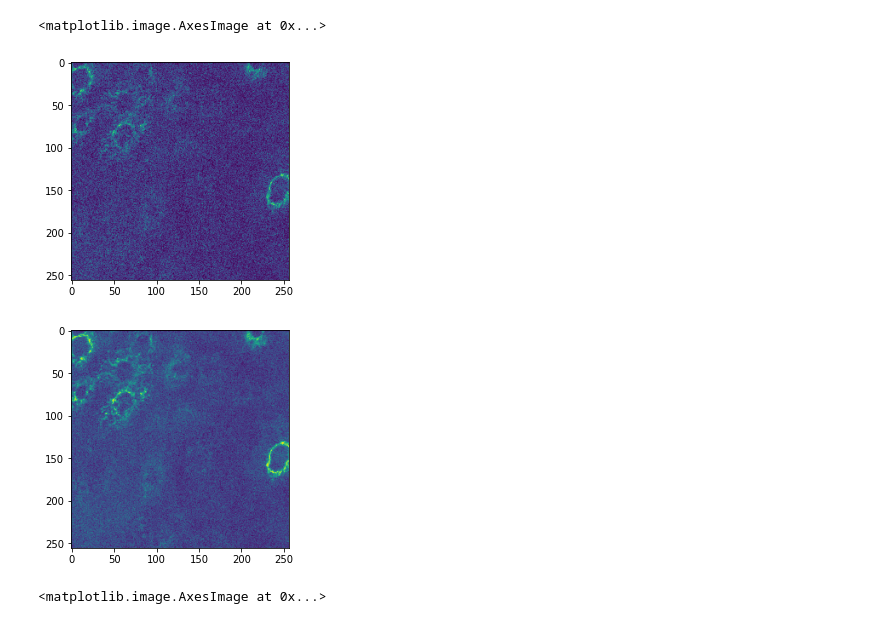
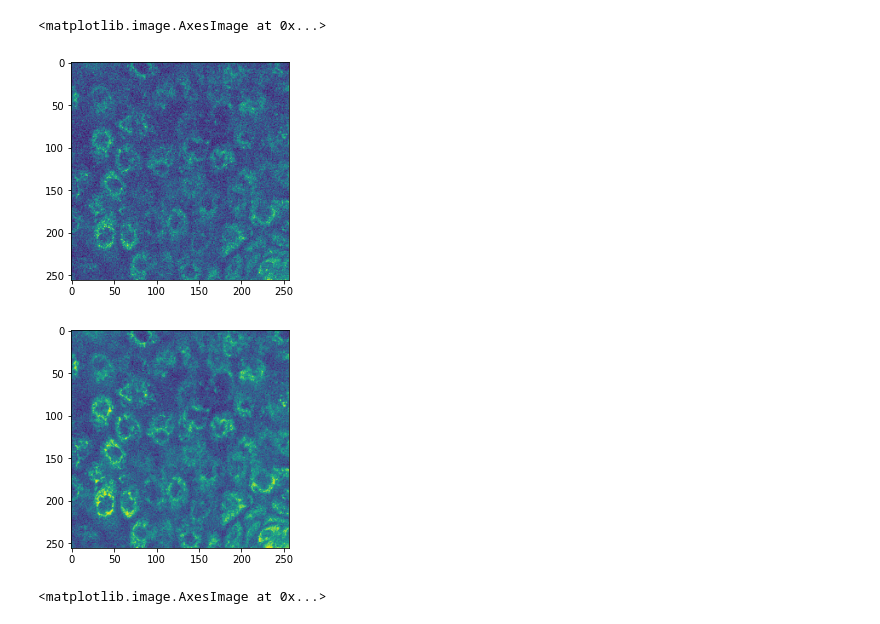
Before and after one commit to Tufts-University/Denoising2PImages, a Jupyter notebook: patch_script.ipynb, the cells around one changed output. Cells and saved outputs as stored; diff of their text form; code cells hidden in the pictures.

```diff
--- a/patch_script.ipynb
+++ b/patch_script.ipynb
@@ -264,13 +264,13 @@ Y_f = [item for sublist in Y_F_test for item in sublist]
 np.savez('R:\\Cervical_Project\\Data\\NV_HFN_NADH_Testing', X=X_n, Y=Y_n, SB=stack_begin, SE=stack_end, ROI_keys=ROI_keys)
 np.savez('R:\\Cervical_Project\\Data\\NV_HFN_FAD_Testing', X=X_f, Y=Y_f, SB=stack_begin, SE=stack_end, ROI_keys=ROI_keys)
 # %%
-plt.imshow(X_n[0])
+plt.imshow(X_n[50])
 plt.figure()
-plt.imshow(Y_n[0])
+plt.imshow(Y_n[50])
 # %% [output]
 <matplotlib.image.AxesImage at 0x...>
-[figure, old version]
+[figure, new version]
-[figure, old version]
+[figure, new version]
 # %%
 X_test = Y_n[0].copy()
 plt.figure()
```
Also changed, not shown: parts of 3 cells of this notebook, 2 other files.
